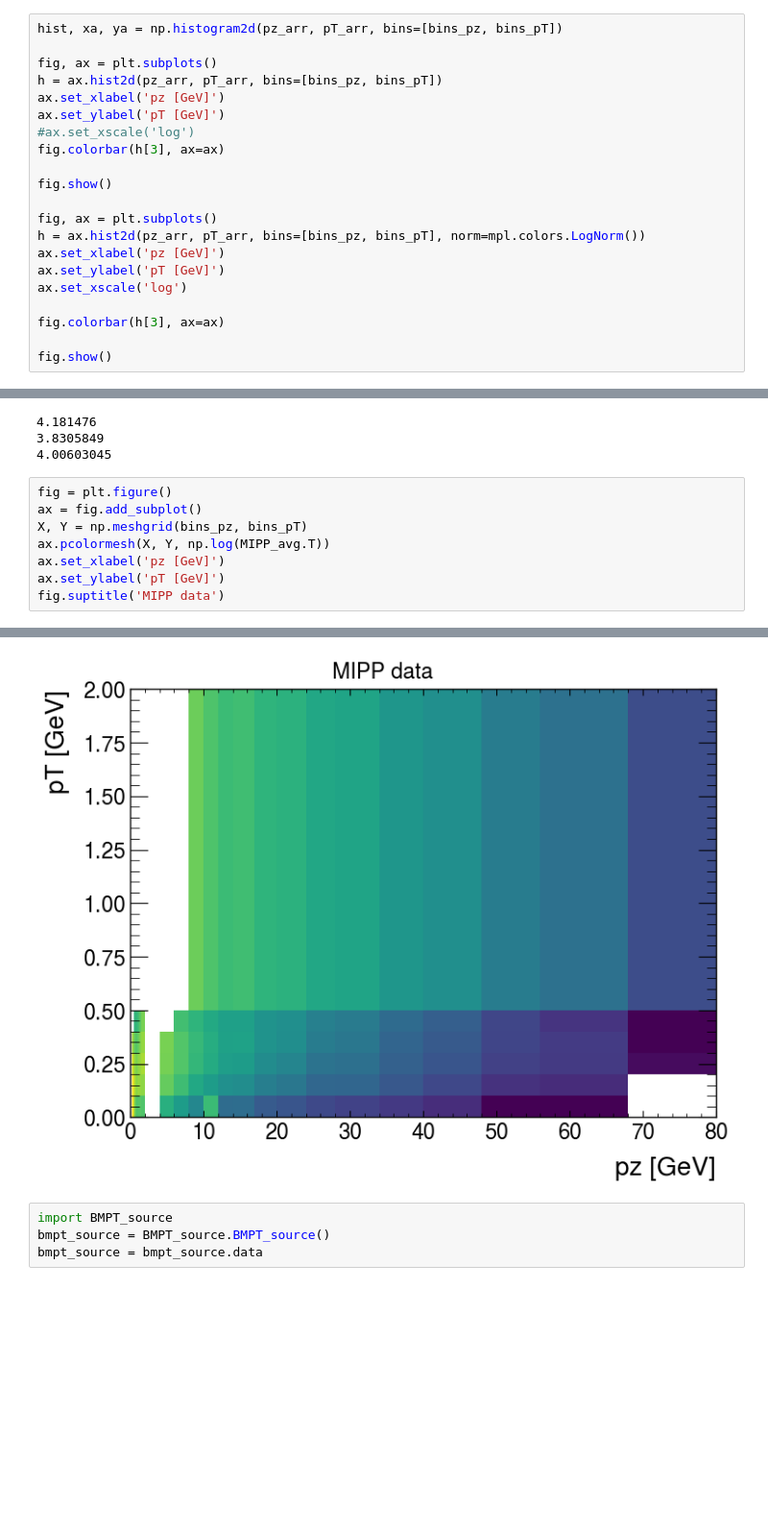
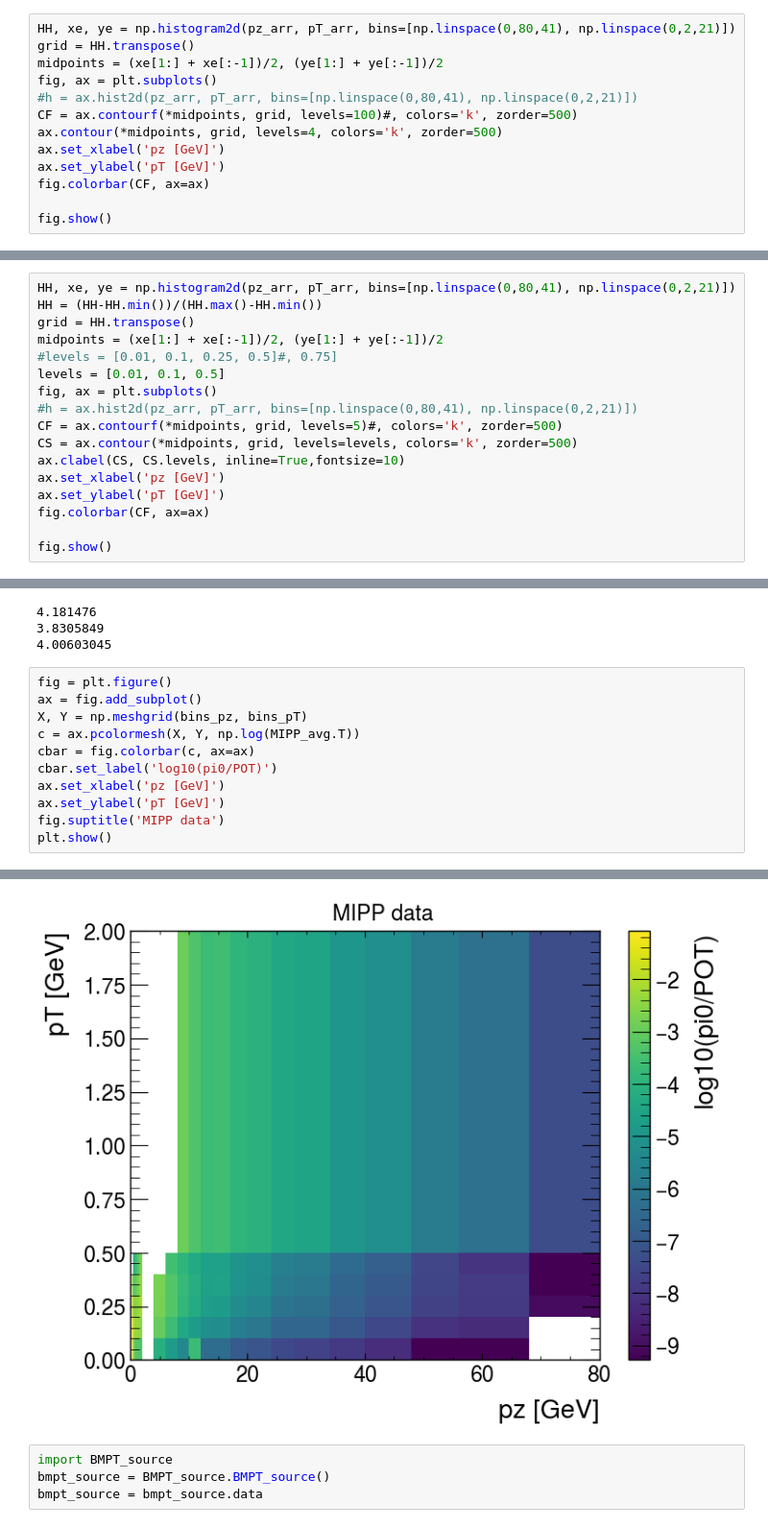
Before and after one commit to horohoo/thoroho-nova, a Jupyter notebook: ldmcode/NOvA_pion_dist.ipynb, the cells around one changed output, grey strips where cells are left out. Shown at 96% size. Cells and saved outputs as stored; diff of their text form; blank space fills up the shorter version.

```diff
--- a/ldmcode/NOvA_pion_dist.ipynb
+++ b/ldmcode/NOvA_pion_dist.ipynb
@@ -55,24 +55,16 @@ for i,f in enumerate(files):
                     pT_arr.append(pT)
                     pz_arr.append(pz)
 # %%
-hist, xa, ya = np.histogram2d(pz_arr, pT_arr, bins=[bins_pz, bins_pT])
-
+HH, xe, ye = np.histogram2d(pz_arr, pT_arr, bins=[np.linspace(0,80,41), np.linspace(0,2,21)])
+grid = HH.transpose()
+midpoints = (xe[1:] + xe[:-1])/2, (ye[1:] + ye[:-1])/2
 fig, ax = plt.subplots()
-h = ax.hist2d(pz_arr, pT_arr, bins=[bins_pz, bins_pT])
+#h = ax.hist2d(pz_arr, pT_arr, bins=[np.linspace(0,80,41), np.linspace(0,2,21)])
+CF = ax.contourf(*midpoints, grid, levels=100)#, colors='k', zorder=500)
+ax.contour(*midpoints, grid, levels=4, colors='k', zorder=500)
 ax.set_xlabel('pz [GeV]')
 ax.set_ylabel('pT [GeV]')
-#ax.set_xscale('log')
-fig.colorbar(h[3], ax=ax)
+fig.colorbar(CF, ax=ax)
 
 fig.show()
-
-fig, ax = plt.subplots()
-h = ax.hist2d(pz_arr, pT_arr, bins=[bins_pz, bins_pT], norm=mpl.colors.LogNorm())
-ax.set_xlabel('pz [GeV]')
-ax.set_ylabel('pT [GeV]')
-ax.set_xscale('log')
-
-fig.colorbar(h[3], ax=ax)
-
-fig.show()
 # %% [output]
@@ -80,0 +72,17 @@ fig.show()
+# %%
+HH, xe, ye = np.histogram2d(pz_arr, pT_arr, bins=[np.linspace(0,80,41), np.linspace(0,2,21)])
+HH = (HH-HH.min())/(HH.max()-HH.min())
+grid = HH.transpose()
+midpoints = (xe[1:] + xe[:-1])/2, (ye[1:] + ye[:-1])/2
+#levels = [0.01, 0.1, 0.25, 0.5]#, 0.75]
+levels = [0.01, 0.1, 0.5]
+fig, ax = plt.subplots()
+#h = ax.hist2d(pz_arr, pT_arr, bins=[np.linspace(0,80,41), np.linspace(0,2,21)])
+CF = ax.contourf(*midpoints, grid, levels=5)#, colors='k', zorder=500)
+CS = ax.contour(*midpoints, grid, levels=levels, colors='k', zorder=500)
+ax.clabel(CS, CS.levels, inline=True,fontsize=10)
+ax.set_xlabel('pz [GeV]')
+ax.set_ylabel('pT [GeV]')
+fig.colorbar(CF, ax=ax)
+
+fig.show()
@@ -292,8 +302,11 @@ print(np.sum(MIPP_avg))
 fig = plt.figure()
 ax = fig.add_subplot()
 X, Y = np.meshgrid(bins_pz, bins_pT)
-ax.pcolormesh(X, Y, np.log(MIPP_avg.T))
+c = ax.pcolormesh(X, Y, np.log(MIPP_avg.T))
+cbar = fig.colorbar(c, ax=ax)
+cbar.set_label('log10(pi0/POT)')
 ax.set_xlabel('pz [GeV]')
 ax.set_ylabel('pT [GeV]')
 fig.suptitle('MIPP data')
+plt.show()
 # %% [output]
@@ -301,4 +313,4 @@ Text(0.5, 0.98, 'MIPP data')
-[figure, old version]
+[figure, new version]
 # %%
 import BMPT_source
 bmpt_source = BMPT_source.BMPT_source()
```
Also changed, not shown: parts of 10 cells of this notebook.
